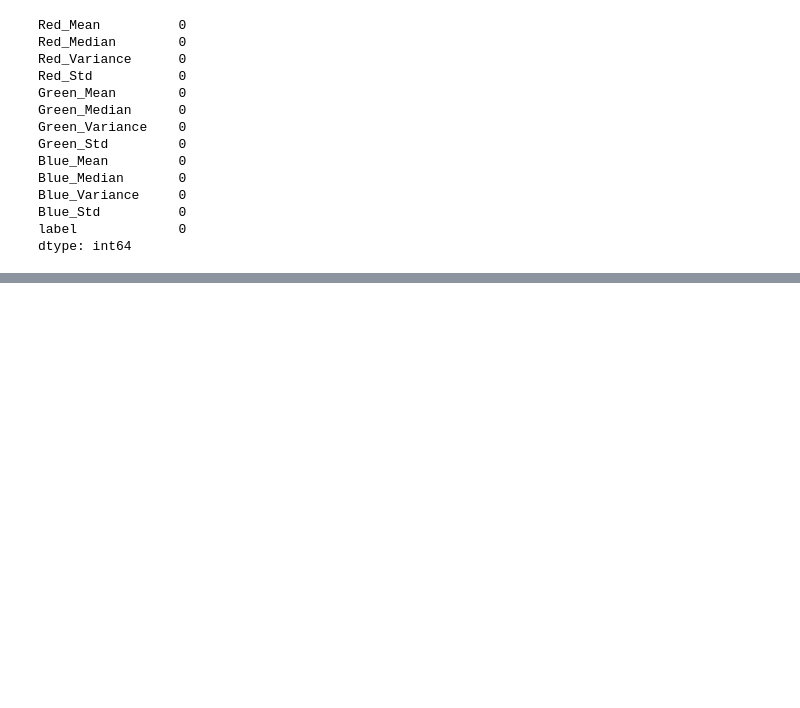
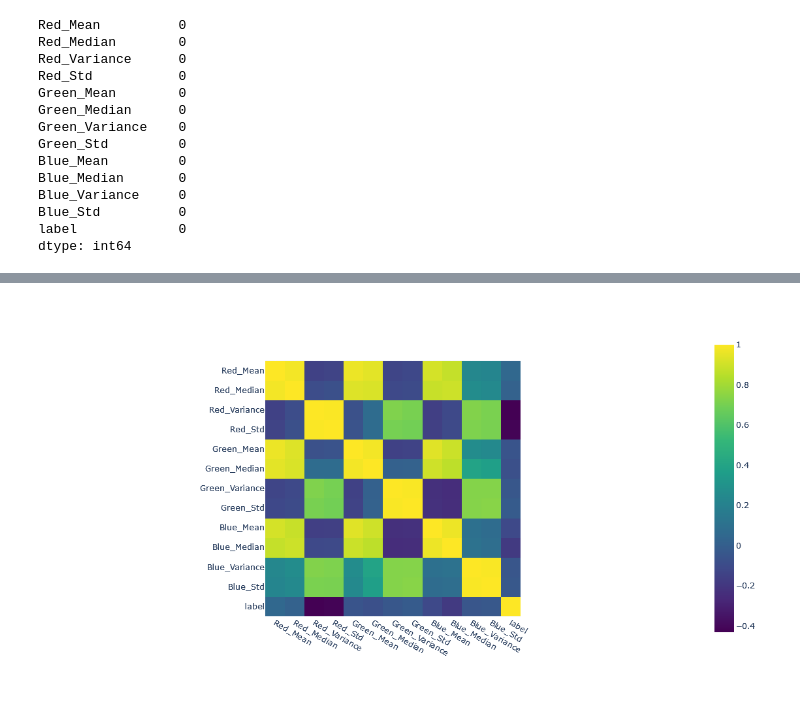
Before and after one commit to arfan64shah/Potato_Disease_DetectionandClassifictaion, a Jupyter notebook: Binary/binary.ipynb, the cells around one changed output, grey strips where cells are left out. Drawn from its saved outputs; the diff is of its cells as text; code cells hidden in the pictures; blank space fills up the shorter version.

```diff
--- a/Binary/binary.ipynb
+++ b/Binary/binary.ipynb
@@ -475,0 +544,4 @@ dataset.head()
+# %%
+# find correlation among all variables and plot them using plotly
+corr_matrix = final_dataset.corr()
+corr_matrix
@@ -475,0 +563,8 @@ dataset.head()
+# %%
+# plot correlation
+import plotly.express as px
+fig = px.imshow(corr_matrix, x = corr_matrix.columns, y = corr_matrix.columns, color_continuous_scale = 'Viridis', title = '')
+fig.update_layout(width = 600, height = 600)
+fig.show()
+# %% [output]
+[figure, added]
```
Also changed, not shown: parts of 11 cells of this notebook.
